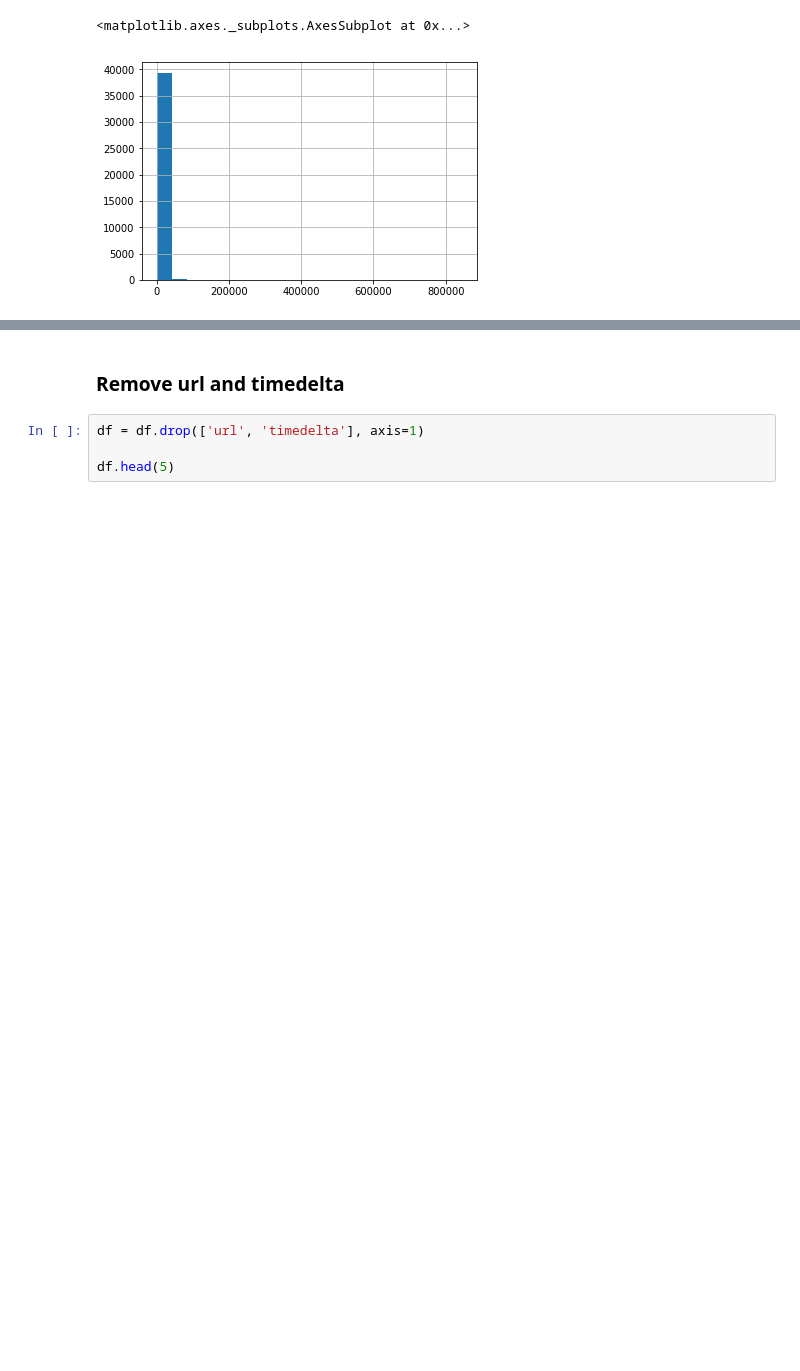
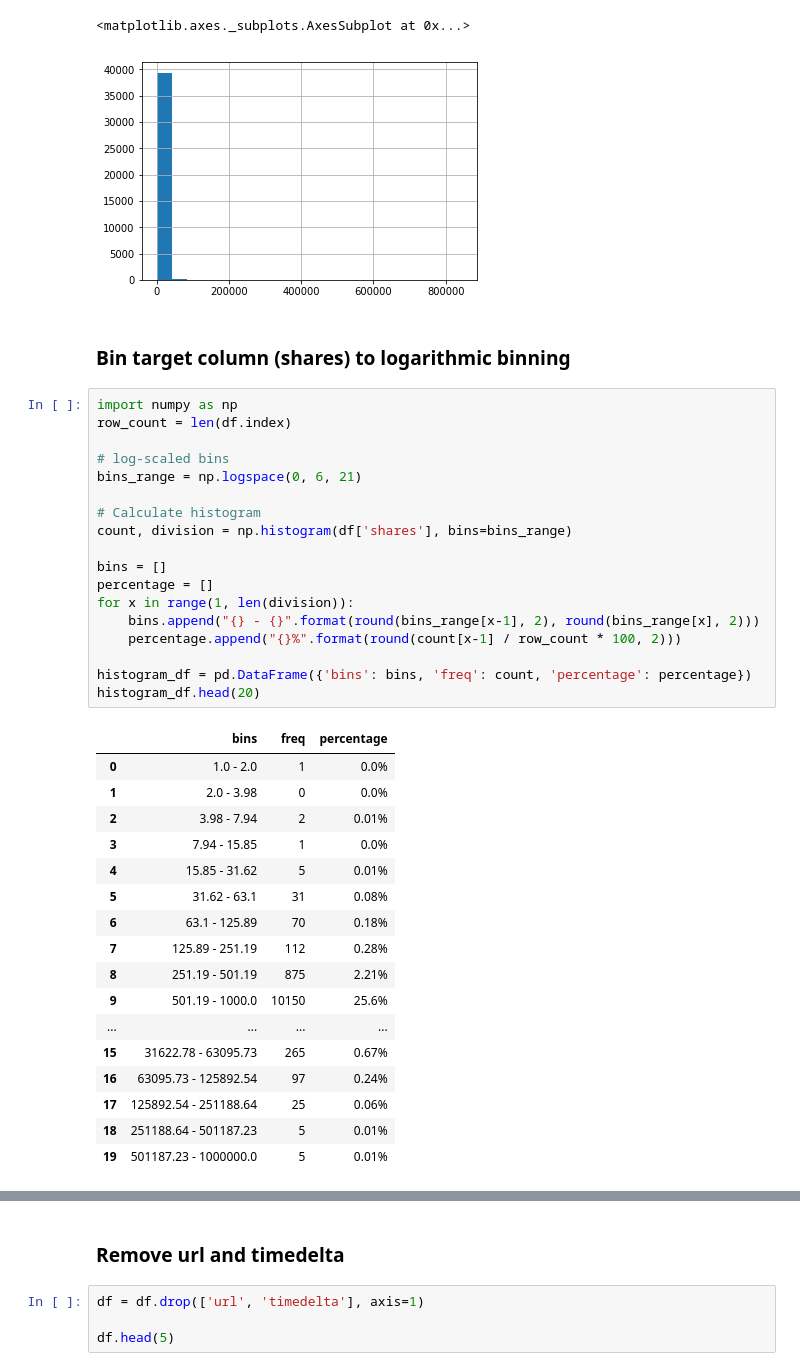
Before and after one commit to nakamura41/KE5206_CA_1, a Jupyter notebook: OnlineNewsPopularity/KE5206_Computational_Intelligence_I_CA_1.ipynb, the cells around one changed output, grey strips where cells are left out. Drawn from its saved outputs; the diff is of its cells as text; blank space fills up the shorter version.

```diff
--- a/OnlineNewsPopularity/KE5206_Computational_Intelligence_I_CA_1.ipynb
+++ b/OnlineNewsPopularity/KE5206_Computational_Intelligence_I_CA_1.ipynb
@@ -73,3 +75,41 @@ df['shares'].hist(bins=division)
 # %% [output]
 <matplotlib.axes._subplots.AxesSubplot at 0x...>
 [figure]
+# %% [markdown]
+### Bin target column (shares) to logarithmic binning
+# %%
+import numpy as np
+row_count = len(df.index)
+
+# log-scaled bins
+bins_range = np.logspace(0, 6, 21)
+
+# Calculate histogram
+count, division = np.histogram(df['shares'], bins=bins_range)
+
+bins = []
+percentage = []
+for x in range(1, len(division)):
+    bins.append("{} - {}".format(round(bins_range[x-1], 2), round(bins_range[x], 2)))
+    percentage.append("{}%".format(round(count[x-1] / row_count * 100, 2)))
+
+histogram_df = pd.DataFrame({'bins': bins, 'freq': count, 'percentage': percentage})
+histogram_df.head(20)
+# %% [output]
+|  | bins | freq | percentage |
+| 0 | 1.0 - 2.0 | 1 | 0.0% |
+| 1 | 2.0 - 3.98 | 0 | 0.0% |
+| 2 | 3.98 - 7.94 | 2 | 0.01% |
+| 3 | 7.94 - 15.85 | 1 | 0.0% |
+| 4 | 15.85 - 31.62 | 5 | 0.01% |
+| 5 | 31.62 - 63.1 | 31 | 0.08% |
+| 6 | 63.1 - 125.89 | 70 | 0.18% |
+| 7 | 125.89 - 251.19 | 112 | 0.28% |
+| 8 | 251.19 - 501.19 | 875 | 2.21% |
+| 9 | 501.19 - 1000.0 | 10150 | 25.6% |
+| ... | ... | ... | ... |
+| 15 | 31622.78 - 63095.73 | 265 | 0.67% |
+| 16 | 63095.73 - 125892.54 | 97 | 0.24% |
+| 17 | 125892.54 - 251188.64 | 25 | 0.06% |
+| 18 | 251188.64 - 501187.23 | 5 | 0.01% |
+| 19 | 501187.23 - 1000000.0 | 5 | 0.01% |
```
Also changed, not shown: parts of 2 cells of this notebook.
